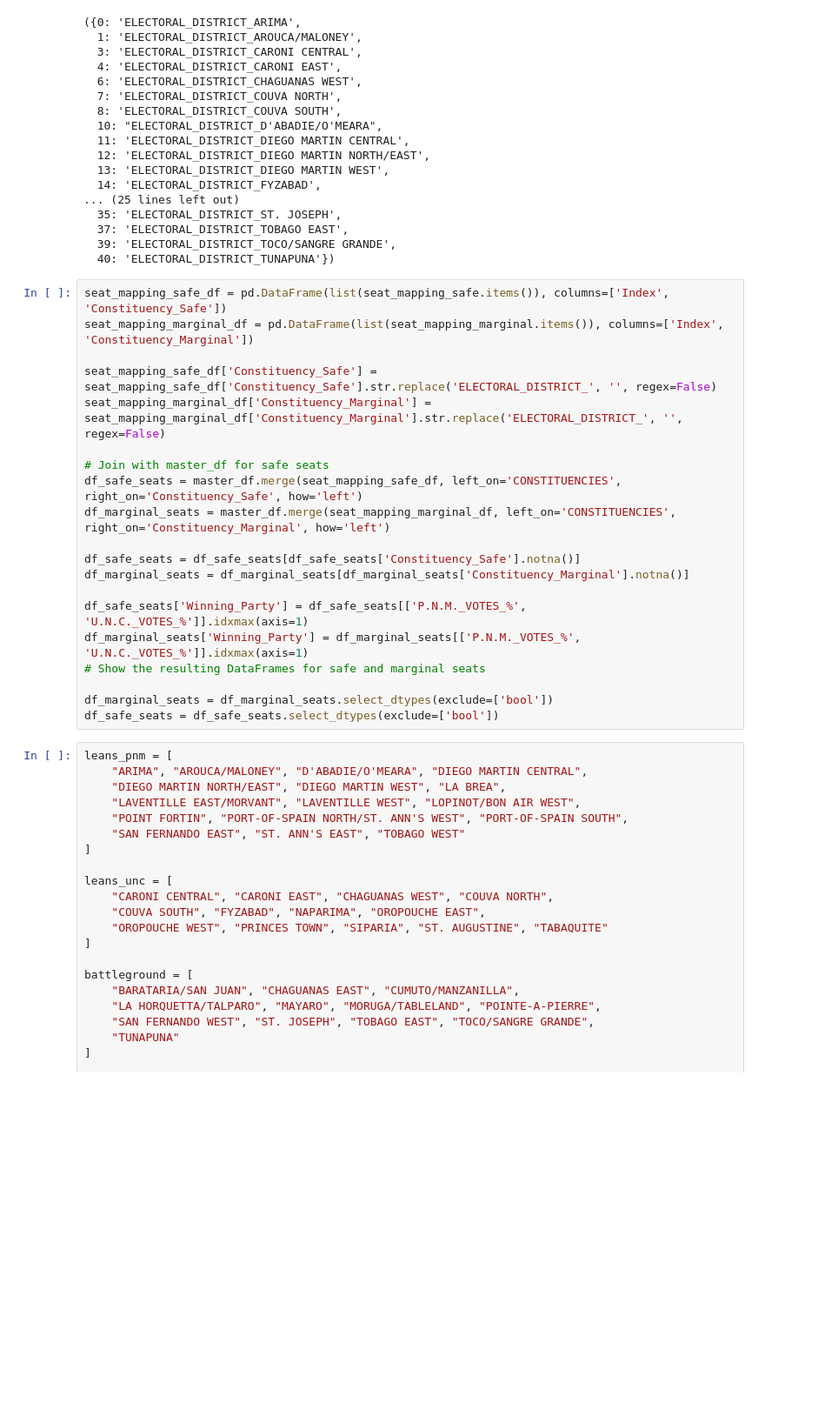
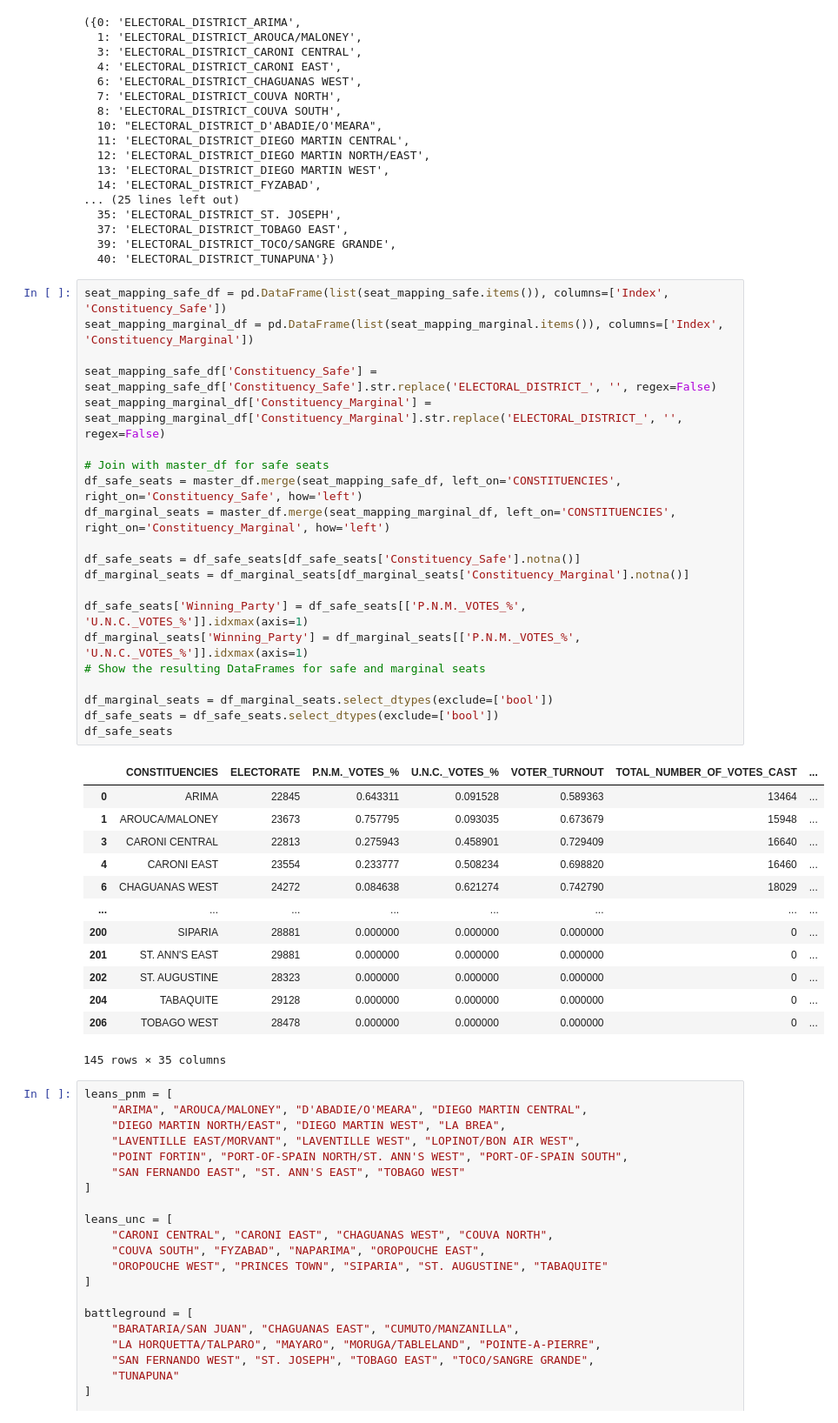
Before and after one commit to CorporaCorporate/COMP-3610-Project, a Jupyter notebook: feature-engineering.ipynb, the cells around one changed output. Shown: that part at 87% size. Drawn from its saved outputs; the diff is of its cells as text; blank space fills up the shorter version.

```diff
--- a/feature-engineering.ipynb
+++ b/feature-engineering.ipynb
@@ -116,23 +118,38 @@ Number of Marginal Seats: 12
 # %%
 seat_mapping_safe_df = pd.DataFrame(list(seat_mapping_safe.items()), columns=['Index', 'Constituency_Safe'])
 seat_mapping_marginal_df = pd.DataFrame(list(seat_mapping_marginal.items()), columns=['Index', 'Constituency_Marginal'])
 
 seat_mapping_safe_df['Constituency_Safe'] = seat_mapping_safe_df['Constituency_Safe'].str.replace('ELECTORAL_DISTRICT_', '', regex=False)
 seat_mapping_marginal_df['Constituency_Marginal'] = seat_mapping_marginal_df['Constituency_Marginal'].str.replace('ELECTORAL_DISTRICT_', '', regex=False)
 
 # Join with master_df for safe seats
 df_safe_seats = master_df.merge(seat_mapping_safe_df, left_on='CONSTITUENCIES', right_on='Constituency_Safe', how='left')
 df_marginal_seats = master_df.merge(seat_mapping_marginal_df, left_on='CONSTITUENCIES', right_on='Constituency_Marginal', how='left')
 
 df_safe_seats = df_safe_seats[df_safe_seats['Constituency_Safe'].notna()]
 df_marginal_seats = df_marginal_seats[df_marginal_seats['Constituency_Marginal'].notna()]
 
 df_safe_seats['Winning_Party'] = df_safe_seats[['P.N.M._VOTES_%', 'U.N.C._VOTES_%']].idxmax(axis=1)
 df_marginal_seats['Winning_Party'] = df_marginal_seats[['P.N.M._VOTES_%', 'U.N.C._VOTES_%']].idxmax(axis=1)
 # Show the resulting DataFrames for safe and marginal seats
 
 df_marginal_seats = df_marginal_seats.select_dtypes(exclude=['bool'])
 df_safe_seats = df_safe_seats.select_dtypes(exclude=['bool'])
+df_safe_seats
+# %% [output]
+|  | CONSTITUENCIES | ELECTORATE | P.N.M._VOTES_% | U.N.C._VOTES_% | VOTER_TURNOUT | TOTAL_NUMBER_OF_VOTES_CAST | ... |
+| 0 | ARIMA | 22845 | 0.643311 | 0.091528 | 0.589363 | 13464 | ... |
+| 1 | AROUCA/MALONEY | 23673 | 0.757795 | 0.093035 | 0.673679 | 15948 | ... |
+| 3 | CARONI CENTRAL | 22813 | 0.275943 | 0.458901 | 0.729409 | 16640 | ... |
+| 4 | CARONI EAST | 23554 | 0.233777 | 0.508234 | 0.698820 | 16460 | ... |
+| 6 | CHAGUANAS WEST | 24272 | 0.084638 | 0.621274 | 0.742790 | 18029 | ... |
+| ... | ... | ... | ... | ... | ... | ... | ... |
+| 200 | SIPARIA | 28881 | 0.000000 | 0.000000 | 0.000000 | 0 | ... |
+| 201 | ST. ANN'S EAST | 29881 | 0.000000 | 0.000000 | 0.000000 | 0 | ... |
+| 202 | ST. AUGUSTINE | 28323 | 0.000000 | 0.000000 | 0.000000 | 0 | ... |
+| 204 | TABAQUITE | 29128 | 0.000000 | 0.000000 | 0.000000 | 0 | ... |
+| 206 | TOBAGO WEST | 28478 | 0.000000 | 0.000000 | 0.000000 | 0 | ... |
+145 rows × 35 columns
 # %%
 leans_pnm = [
     "ARIMA", "AROUCA/MALONEY", "D'ABADIE/O'MEARA", "DIEGO MARTIN CENTRAL",
```
Also changed, not shown: parts of 23 cells of this notebook, 12 other files.
